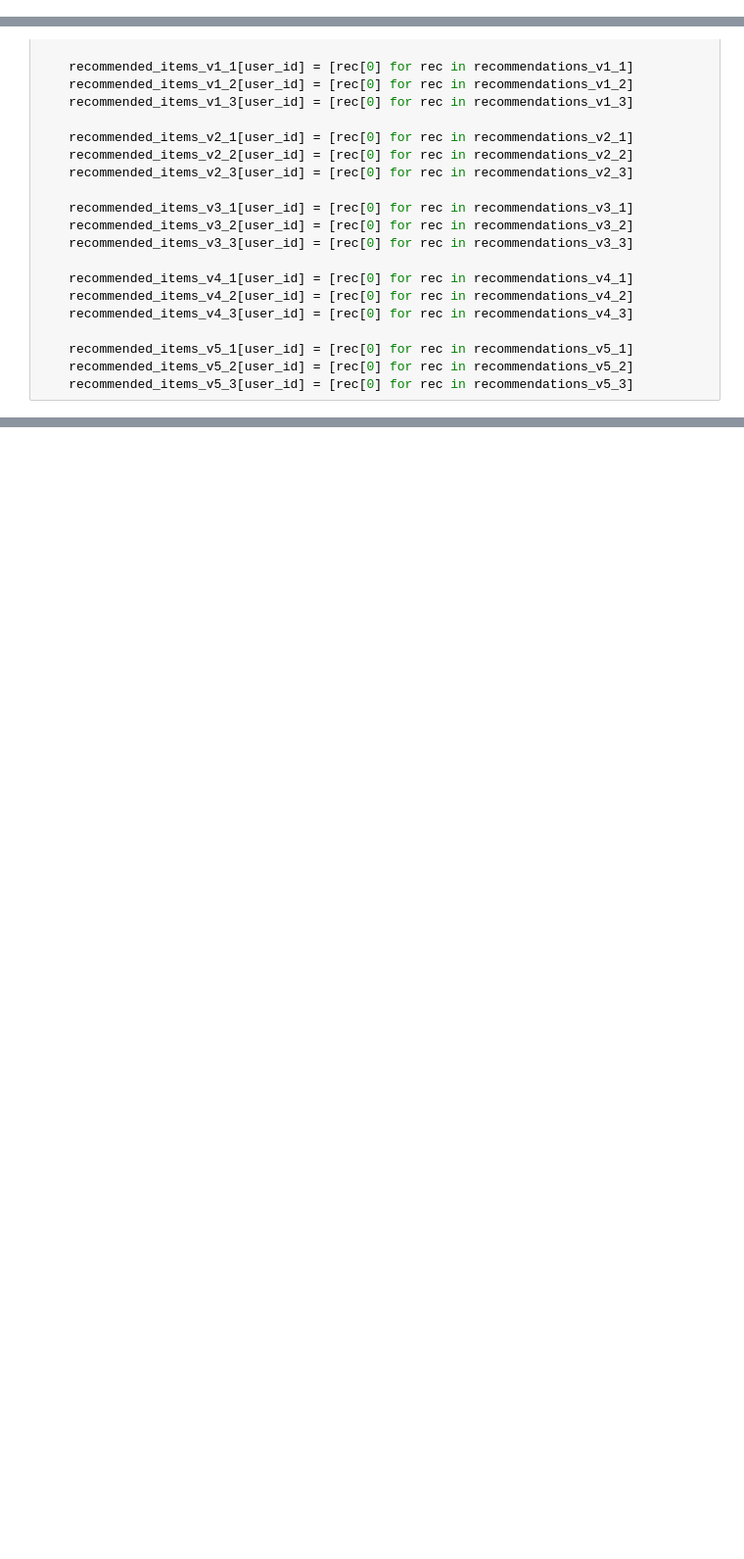
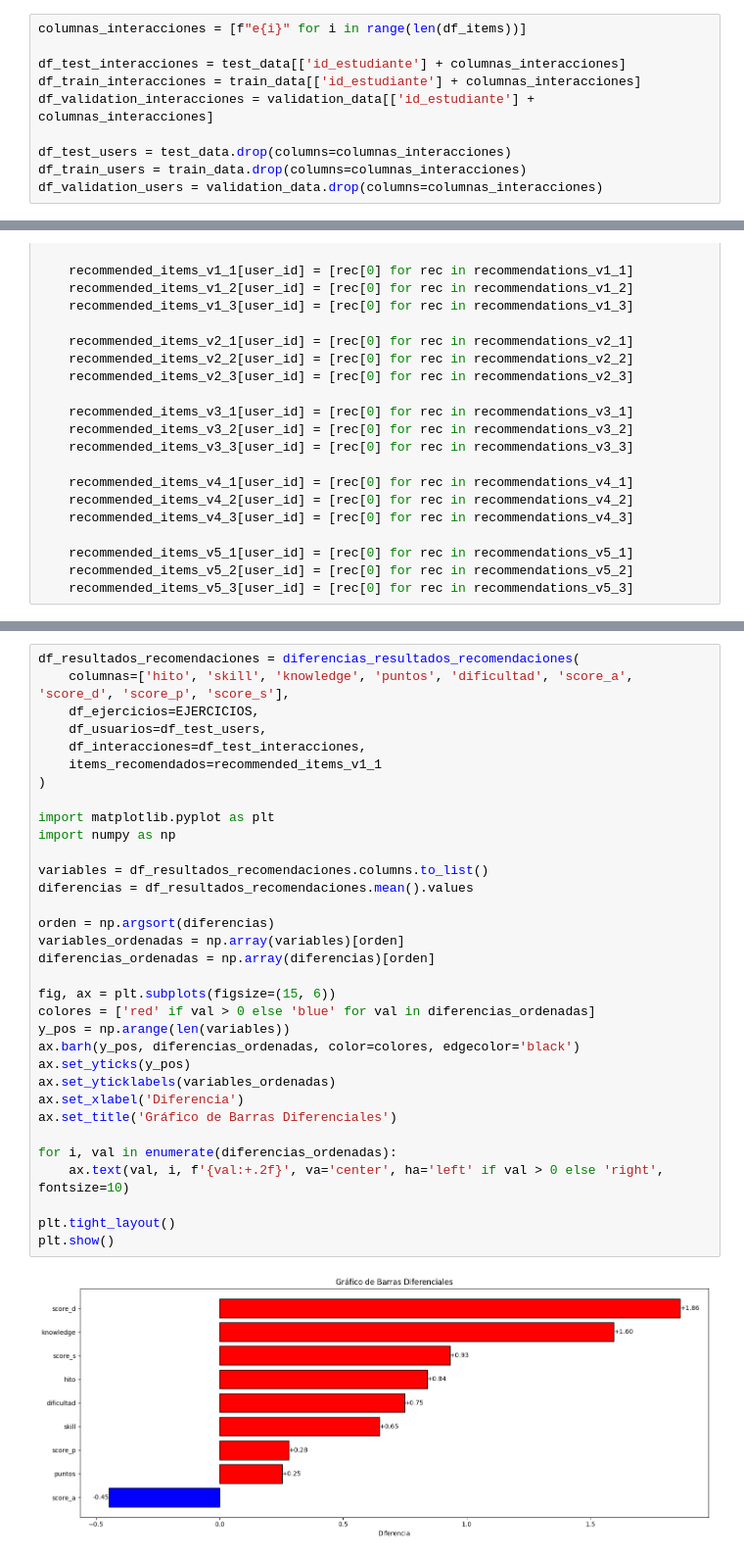
Before and after one commit to edgar-ramxs/RecSysUnab, a Jupyter notebook: models/dos-torres-2 copy.ipynb, the cells around one changed output, grey strips where cells are left out. Shown at 98% size. Drawn from its saved outputs; the diff is of its cells as text; blank space fills up the shorter version.

```diff
--- a/models/dos-torres-2 copy.ipynb
+++ b/models/dos-torres-2 copy.ipynb
@@ -42,0 +84,10 @@ Index(['id_estudiante', 'programa', 'exitosos', 'fallidos', 'solemne_1',
+# %%
+columnas_interacciones = [f"e{i}" for i in range(len(df_items))]
+
+df_test_interacciones = test_data[['id_estudiante'] + columnas_interacciones]
+df_train_interacciones = train_data[['id_estudiante'] + columnas_interacciones]
+df_validation_interacciones = validation_data[['id_estudiante'] + columnas_interacciones]
+
+df_test_users = test_data.drop(columns=columnas_interacciones)
+df_train_users = train_data.drop(columns=columnas_interacciones)
+df_validation_users = validation_data.drop(columns=columnas_interacciones)
@@ -877,0 +953,35 @@ Coverage: 0.3585, Novelty: 10.9551, Popularity Bias: 2.5854
+# %%
+df_resultados_recomendaciones = diferencias_resultados_recomendaciones(
+    columnas=['hito', 'skill', 'knowledge', 'puntos', 'dificultad', 'score_a', 'score_d', 'score_p', 'score_s'],
+    df_ejercicios=EJERCICIOS,
+    df_usuarios=df_test_users,
+    df_interacciones=df_test_interacciones,
+    items_recomendados=recommended_items_v1_1
+)
+
+import matplotlib.pyplot as plt
+import numpy as np
+
+variables = df_resultados_recomendaciones.columns.to_list()
+diferencias = df_resultados_recomendaciones.mean().values
+
+orden = np.argsort(diferencias)
+variables_ordenadas = np.array(variables)[orden]
+diferencias_ordenadas = np.array(diferencias)[orden]
+
+fig, ax = plt.subplots(figsize=(15, 6))
+colores = ['red' if val > 0 else 'blue' for val in diferencias_ordenadas]
+y_pos = np.arange(len(variables))
+ax.barh(y_pos, diferencias_ordenadas, color=colores, edgecolor='black')
+ax.set_yticks(y_pos)
+ax.set_yticklabels(variables_ordenadas)
+ax.set_xlabel('Diferencia')
+ax.set_title('Gráfico de Barras Diferenciales')
+
+for i, val in enumerate(diferencias_ordenadas):
+    ax.text(val, i, f'{val:+.2f}', va='center', ha='left' if val > 0 else 'right', fontsize=10)
+
+plt.tight_layout()
+plt.show()
+# %% [output]
+[figure, added]
```
Also changed, not shown: parts of 47 cells of this notebook, 11 other files.
